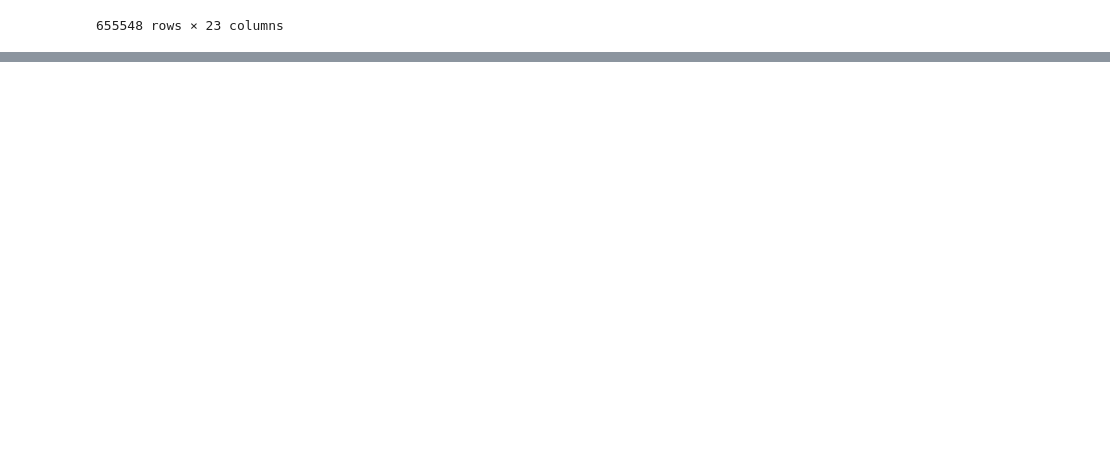
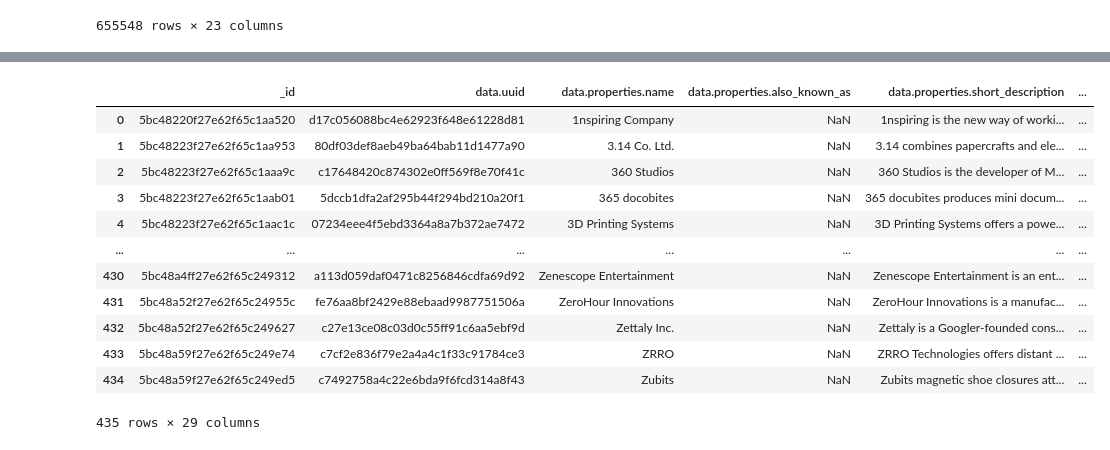
Before and after one commit to rudera/kickstarter-crunchbase, a Jupyter notebook: crunchbaseKickstartLink.ipynb, the cells around one changed output, grey strips where cells are left out. Cells and saved outputs as stored; diff of their text form; code cells hidden in the pictures; blank space fills up the shorter version.

```diff
--- a/crunchbaseKickstartLink.ipynb
+++ b/crunchbaseKickstartLink.ipynb
@@ -116,0 +155,17 @@ tw_merge.at[1445,'homepage']
+# %%
+fb_merge = fb_merge.drop_duplicates(subset=['_id'],ignore_index=True)
+fb_merge
+# %% [output]
+|  | _id | data.uuid | data.properties.name | data.properties.also_known_as | data.properties.short_description | ... |
+| 0 | 5bc48220f27e62f65c1aa520 | d17c056088bc4e62923f648e61228d81 | 1nspiring Company | NaN | 1nspiring is the new way of worki... | ... |
+| 1 | 5bc48223f27e62f65c1aa953 | 80df03def8aeb49ba64bab11d1477a90 | 3.14 Co. Ltd. | NaN | 3.14 combines papercrafts and ele... | ... |
+| 2 | 5bc48223f27e62f65c1aaa9c | c17648420c874302e0ff569f8e70f41c | 360 Studios | NaN | 360 Studios is the developer of M... | ... |
+| 3 | 5bc48223f27e62f65c1aab01 | 5dccb1dfa2af295b44f294bd210a20f1 | 365 docobites | NaN | 365 docubites produces mini docum... | ... |
+| 4 | 5bc48223f27e62f65c1aac1c | 07234eee4f5ebd3364a8a7b372ae7472 | 3D Printing Systems | NaN | 3D Printing Systems offers a powe... | ... |
+| ... | ... | ... | ... | ... | ... | ... |
+| 430 | 5bc48a4ff27e62f65c249312 | a113d059daf0471c8256846cdfa69d92 | Zenescope Entertainment | NaN | Zenescope Entertainment is an ent... | ... |
+| 431 | 5bc48a52f27e62f65c24955c | fe76aa8bf2429e88ebaad9987751506a | ZeroHour Innovations | NaN | ZeroHour Innovations is a manufac... | ... |
+| 432 | 5bc48a52f27e62f65c249627 | c27e13ce08c03d0c55ff91c6aa5ebf9d | Zettaly Inc. | NaN | Zettaly is a Googler-founded cons... | ... |
+| 433 | 5bc48a59f27e62f65c249e74 | c7cf2e836f79e2a4a4c1f33c91784ce3 | ZRRO | NaN | ZRRO Technologies offers distant ... | ... |
+| 434 | 5bc48a59f27e62f65c249ed5 | c7492758a4c22e6bda9f6fcd314a8f43 | Zubits | NaN | Zubits magnetic shoe closures att... | ... |
+435 rows × 29 columns
```
Also changed, not shown: parts of 12 cells of this notebook.
